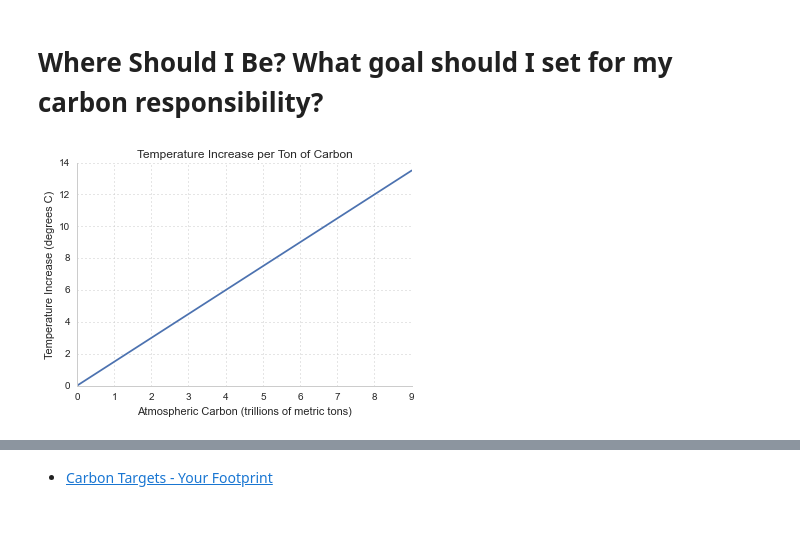
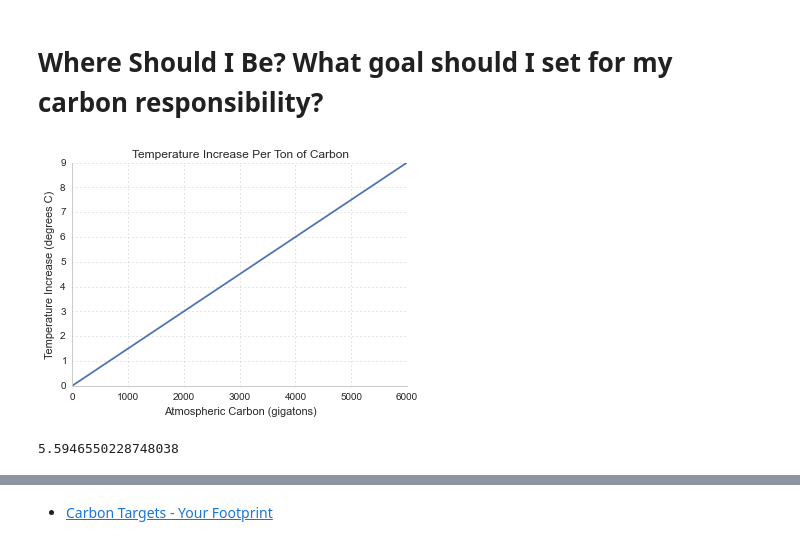
Before and after one commit to pdarche/carbon, a Jupyter notebook: notebooks/Carbon Footprint - EDA.ipynb, the cells around one changed output, grey strips where cells are left out. Cells and saved outputs as stored; diff of their text form; code cells hidden in the pictures.

```diff
--- a/notebooks/Carbon Footprint - EDA.ipynb
+++ b/notebooks/Carbon Footprint - EDA.ipynb
@@ -168,17 +195,18 @@ personal_temp_change = twenty_fifteen_tons * degrees_per_ton * years * populatio
 # %%
 target_tons = 2 / (degrees_per_ton * years * population)
 # %%
-x = np.arange(10)
+x = np.arange(7)
 y = x * 1.5
 # %%
 ax = plt.axes()
 sns.despine()
 modify_gridlines(ax)
 
-plt.plot(x, y)
-plt.title('Temperature Increase per Ton of Carbon')
-plt.xlabel('Atmospheric Carbon (trillions of metric tons)')
+plt.plot(x * 1000, y)
+plt.title('Temperature Increase Per Ton of Carbon')
+plt.xlabel('Atmospheric Carbon (gigatons)')
 plt.ylabel('Temperature Increase (degrees C)')
+
 pylab.savefig('../images/temp_increase_per_ton.png')
 # %% [output]
-[figure, old version]
+[figure, new version]
@@ -184,0 +221,4 @@ pylab.savefig('../images/temp_increase_per_ton.png')
+# %%
+generalized_warming
+# %% [output]
+5.5946550228748038
```
Also changed, not shown: parts of 21 cells of this notebook, 7 other files.
